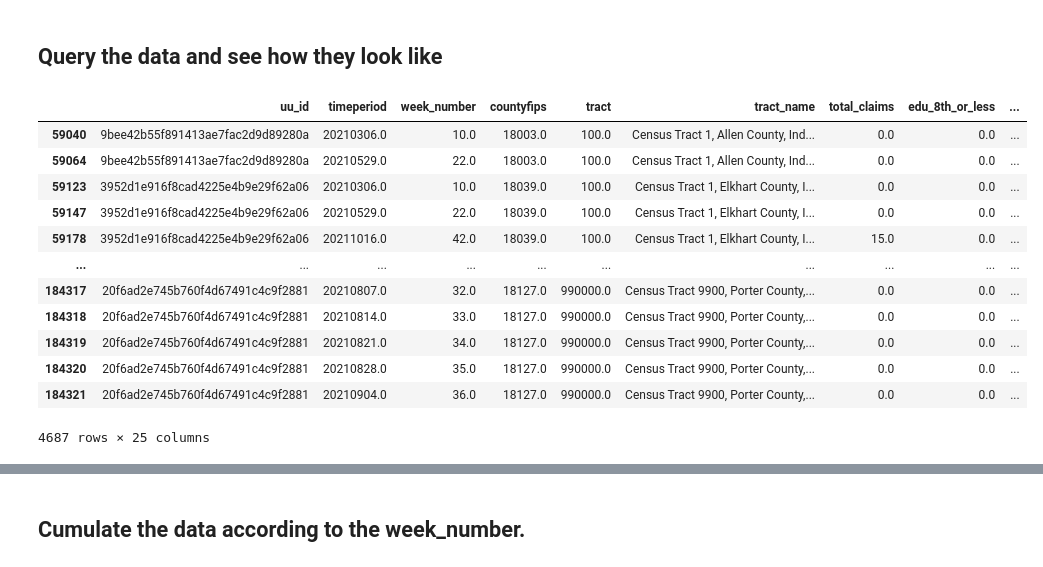
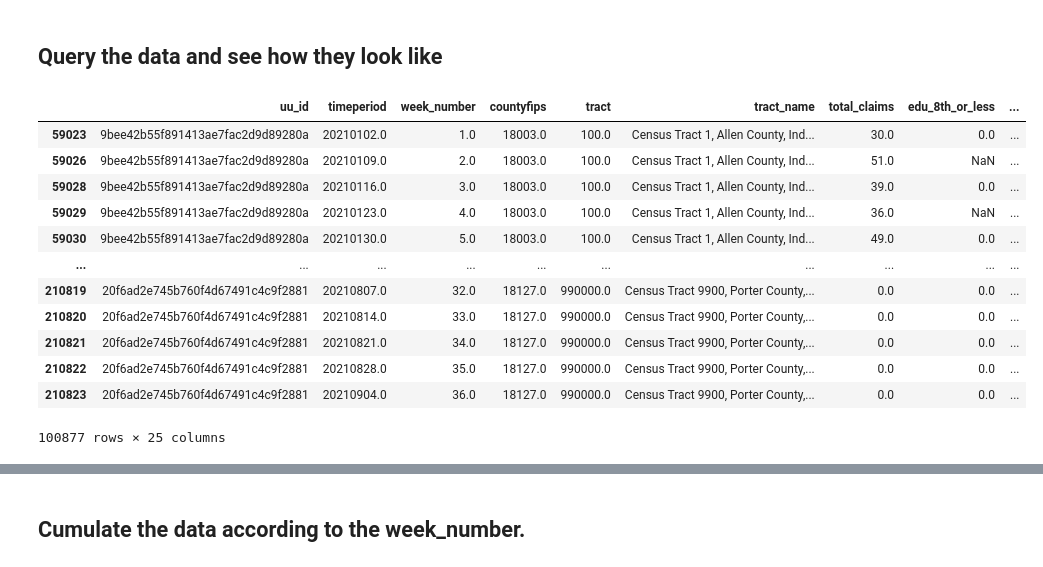
Before and after one commit to ironhacks/Tutorials-COVID-19, a Jupyter notebook: tutorials-fall-2022/example_section/Example-Linear-Regression-Time-Series.ipynb, the cells around one changed output, grey strips where cells are left out. Cells and saved outputs as stored; diff of their text form; code cells hidden in the pictures.

```diff
--- a/tutorials-fall-2022/example_section/Example-Linear-Regression-Time-Series.ipynb
+++ b/tutorials-fall-2022/example_section/Example-Linear-Regression-Time-Series.ipynb
@@ -29,24 +30,24 @@ bigquery_client = bigquery.Client(project=BIGQUERY_PROJECT)
 # %%
 query = """
 SELECT * FROM `cloud-test-ironhacks.dwd_data.suppression_remove`
 
 """
 
 query_job = bigquery_client.query(query)
 data = query_job.to_dataframe()
-data = data.dropna()
+data = data[data['uu_id'].notnull() & data['total_claims'].notnull()]
 data
 # %% [output]
 |  | uu_id | timeperiod | week_number | countyfips | tract | tract_name | total_claims | edu_8th_or_less | ... |
-| 59040 | 9bee42b55f891413ae7fac2d9d89280a | 20210306.0 | 10.0 | 18003.0 | 100.0 | Census Tract 1, Allen County, Ind... | 0.0 | 0.0 | ... |
-| 59064 | 9bee42b55f891413ae7fac2d9d89280a | 20210529.0 | 22.0 | 18003.0 | 100.0 | Census Tract 1, Allen County, Ind... | 0.0 | 0.0 | ... |
-| 59123 | 3952d1e916f8cad4225e4b9e29f62a06 | 20210306.0 | 10.0 | 18039.0 | 100.0 | Census Tract 1, Elkhart County, I... | 0.0 | 0.0 | ... |
-| 59147 | 3952d1e916f8cad4225e4b9e29f62a06 | 20210529.0 | 22.0 | 18039.0 | 100.0 | Census Tract 1, Elkhart County, I... | 0.0 | 0.0 | ... |
-| 59178 | 3952d1e916f8cad4225e4b9e29f62a06 | 20211016.0 | 42.0 | 18039.0 | 100.0 | Census Tract 1, Elkhart County, I... | 15.0 | 0.0 | ... |
+| 59023 | 9bee42b55f891413ae7fac2d9d89280a | 20210102.0 | 1.0 | 18003.0 | 100.0 | Census Tract 1, Allen County, Ind... | 30.0 | 0.0 | ... |
+| 59026 | 9bee42b55f891413ae7fac2d9d89280a | 20210109.0 | 2.0 | 18003.0 | 100.0 | Census Tract 1, Allen County, Ind... | 51.0 | NaN | ... |
+| 59028 | 9bee42b55f891413ae7fac2d9d89280a | 20210116.0 | 3.0 | 18003.0 | 100.0 | Census Tract 1, Allen County, Ind... | 39.0 | 0.0 | ... |
+| 59029 | 9bee42b55f891413ae7fac2d9d89280a | 20210123.0 | 4.0 | 18003.0 | 100.0 | Census Tract 1, Allen County, Ind... | 36.0 | NaN | ... |
+| 59030 | 9bee42b55f891413ae7fac2d9d89280a | 20210130.0 | 5.0 | 18003.0 | 100.0 | Census Tract 1, Allen County, Ind... | 49.0 | 0.0 | ... |
 | ... | ... | ... | ... | ... | ... | ... | ... | ... | ... |
-| 184317 | 20f6ad2e745b760f4d67491c4c9f2881 | 20210807.0 | 32.0 | 18127.0 | 990000.0 | Census Tract 9900, Porter County,... | 0.0 | 0.0 | ... |
-| 184318 | 20f6ad2e745b760f4d67491c4c9f2881 | 20210814.0 | 33.0 | 18127.0 | 990000.0 | Census Tract 9900, Porter County,... | 0.0 | 0.0 | ... |
-| 184319 | 20f6ad2e745b760f4d67491c4c9f2881 | 20210821.0 | 34.0 | 18127.0 | 990000.0 | Census Tract 9900, Porter County,... | 0.0 | 0.0 | ... |
-| 184320 | 20f6ad2e745b760f4d67491c4c9f2881 | 20210828.0 | 35.0 | 18127.0 | 990000.0 | Census Tract 9900, Porter County,... | 0.0 | 0.0 | ... |
-| 184321 | 20f6ad2e745b760f4d67491c4c9f2881 | 20210904.0 | 36.0 | 18127.0 | 990000.0 | Census Tract 9900, Porter County,... | 0.0 | 0.0 | ... |
+| 210819 | 20f6ad2e745b760f4d67491c4c9f2881 | 20210807.0 | 32.0 | 18127.0 | 990000.0 | Census Tract 9900, Porter County,... | 0.0 | 0.0 | ... |
+| 210820 | 20f6ad2e745b760f4d67491c4c9f2881 | 20210814.0 | 33.0 | 18127.0 | 990000.0 | Census Tract 9900, Porter County,... | 0.0 | 0.0 | ... |
+| 210821 | 20f6ad2e745b760f4d67491c4c9f2881 | 20210821.0 | 34.0 | 18127.0 | 990000.0 | Census Tract 9900, Porter County,... | 0.0 | 0.0 | ... |
+| 210822 | 20f6ad2e745b760f4d67491c4c9f2881 | 20210828.0 | 35.0 | 18127.0 | 990000.0 | Census Tract 9900, Porter County,... | 0.0 | 0.0 | ... |
+| 210823 | 20f6ad2e745b760f4d67491c4c9f2881 | 20210904.0 | 36.0 | 18127.0 | 990000.0 | Census Tract 9900, Porter County,... | 0.0 | 0.0 | ... |
-4687 rows × 25 columns
+100877 rows × 25 columns
```
Also changed, not shown: parts of 36 cells of this notebook, 4 other files.
